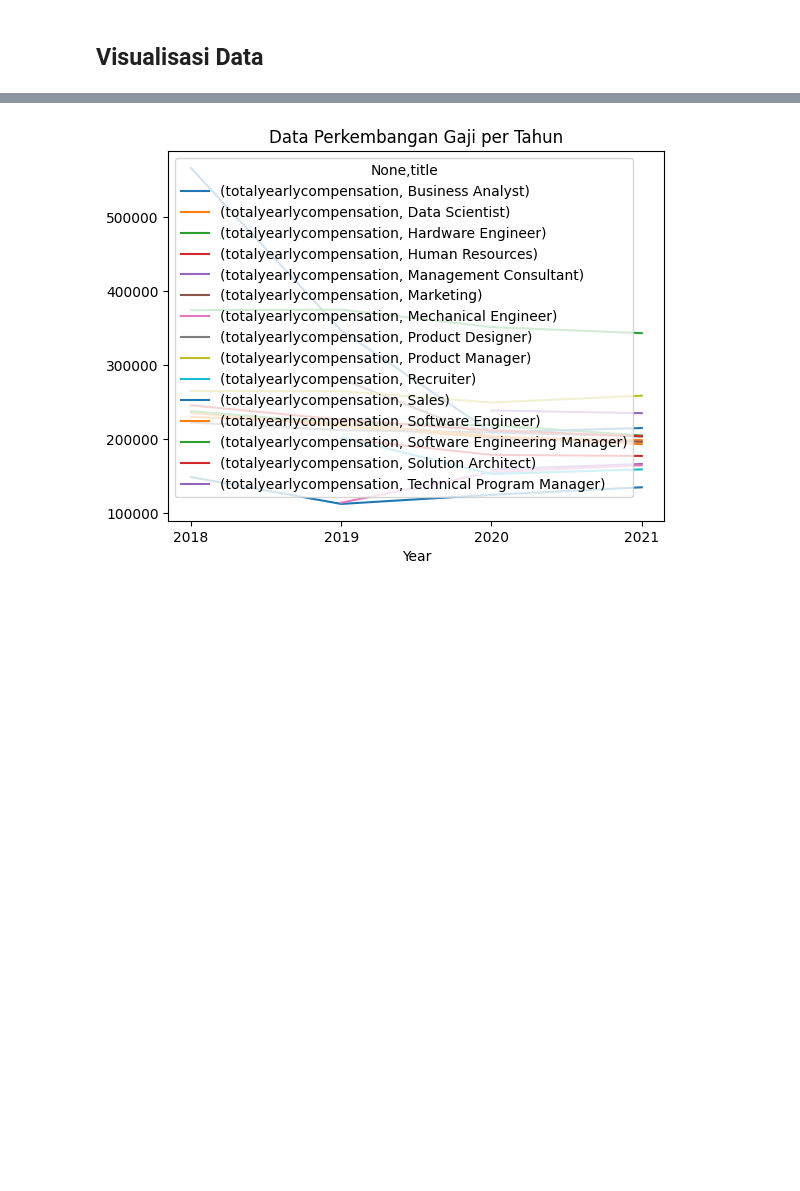
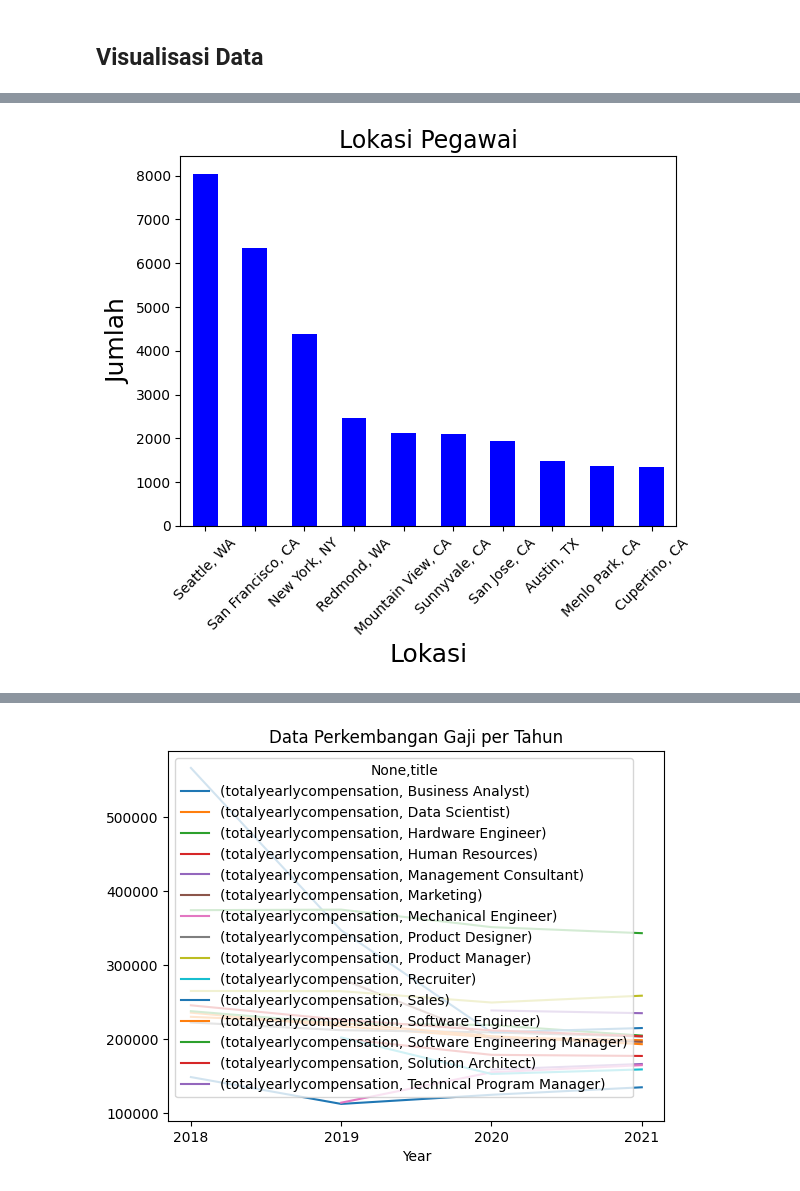
Before and after one commit to fairuzald/andat-Tubes2, a Jupyter notebook: main.ipynb, the cells around one changed output, grey strips where cells are left out. Drawn from its saved outputs; the diff is of its cells as text; code cells hidden in the pictures; blank space fills up the shorter version.

```diff
--- a/main.ipynb
+++ b/main.ipynb
@@ -663,0 +776,9 @@ plt.show()
+# %%
+df2.plot(kind="bar", color="blue")
+plt.title("Lokasi Pegawai", size=17)
+plt.xlabel("Lokasi", size=18)
+plt.ylabel("Jumlah", size=18)
+plt.xticks(rotation=45)
+plt.show()
+# %% [output]
+[figure, added]
```
Also changed, not shown: parts of 48 cells of this notebook.
